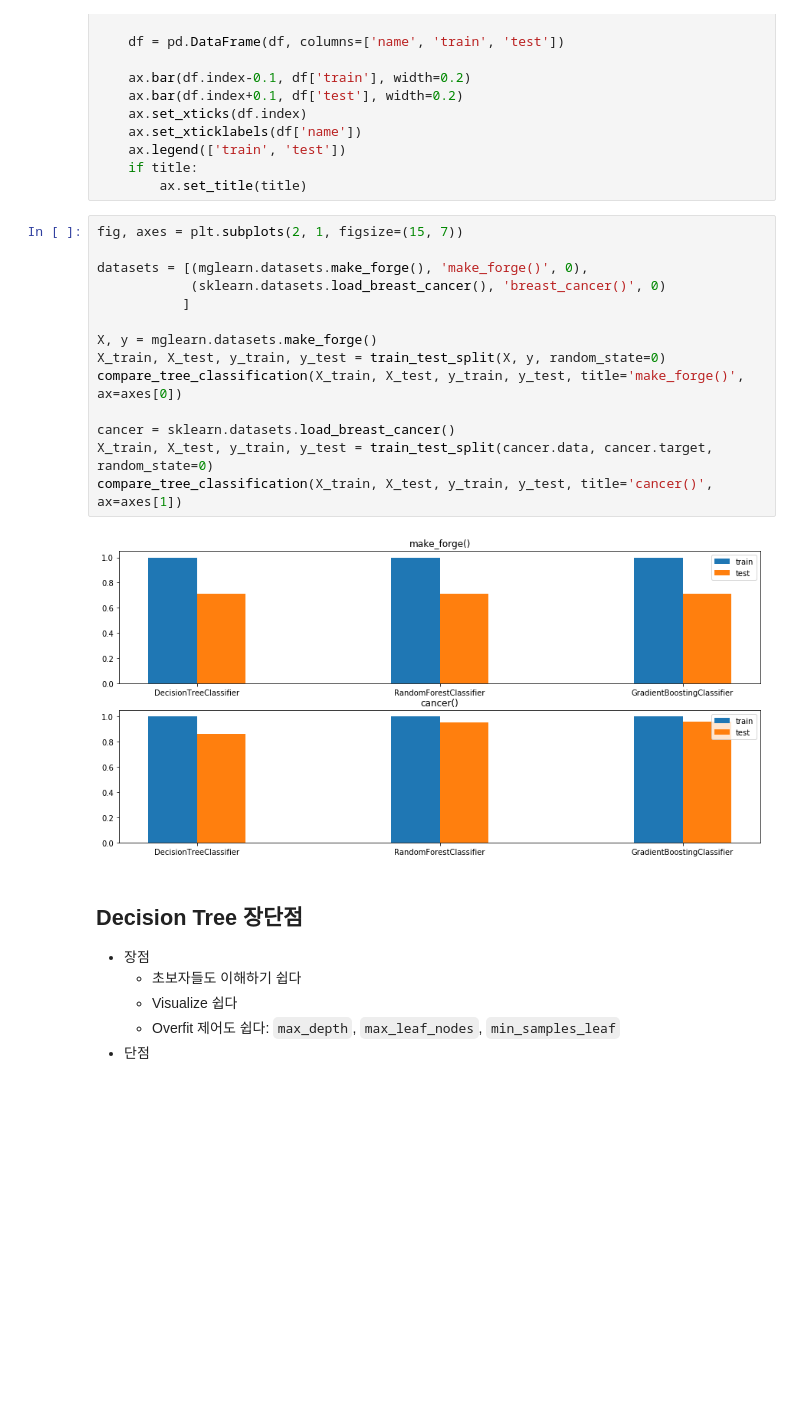
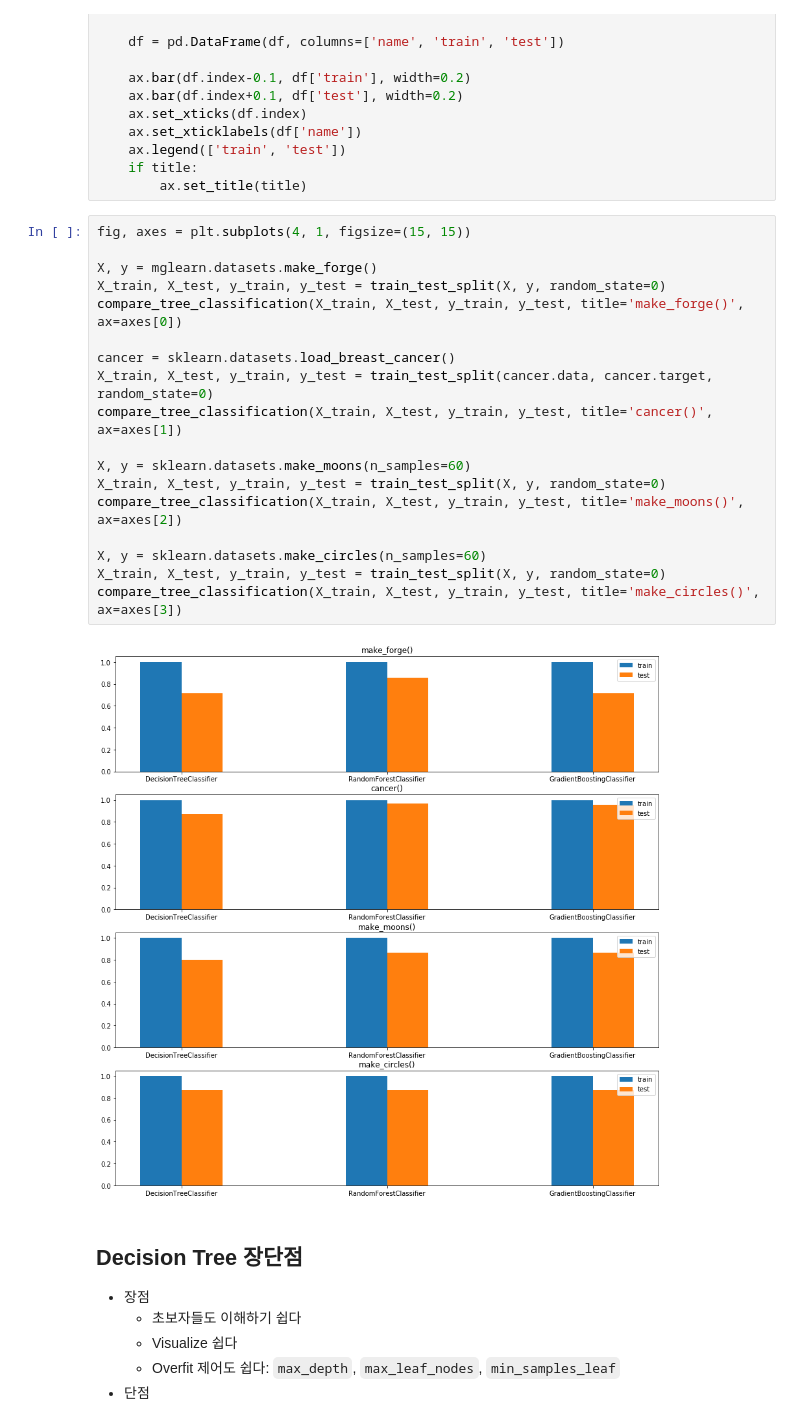
Before and after one commit to tomowind/intro-ml-python, a Jupyter notebook: notebooks/02-decision-tree.ipynb, the cells around one changed output. Cells and saved outputs as stored; diff of their text form; blank space fills up the shorter version.

Commit message:
Update dataset info

```diff
--- a/notebooks/02-decision-tree.ipynb
+++ b/notebooks/02-decision-tree.ipynb
@@ -95,21 +95,25 @@ def compare_tree_classification(X_train, X_test, y_train, y_test, title=None, ax
     if title:
         ax.set_title(title)
 # %%
-fig, axes = plt.subplots(2, 1, figsize=(15, 7))
-
-datasets = [(mglearn.datasets.make_forge(), 'make_forge()', 0),
-            (sklearn.datasets.load_breast_cancer(), 'breast_cancer()', 0)
-           ]
+fig, axes = plt.subplots(4, 1, figsize=(15, 15))
 
 X, y = mglearn.datasets.make_forge()
 X_train, X_test, y_train, y_test = train_test_split(X, y, random_state=0)
 compare_tree_classification(X_train, X_test, y_train, y_test, title='make_forge()', ax=axes[0])
 
 cancer = sklearn.datasets.load_breast_cancer()
 X_train, X_test, y_train, y_test = train_test_split(cancer.data, cancer.target, random_state=0)
 compare_tree_classification(X_train, X_test, y_train, y_test, title='cancer()', ax=axes[1])
+
+X, y = sklearn.datasets.make_moons(n_samples=60)
+X_train, X_test, y_train, y_test = train_test_split(X, y, random_state=0)
+compare_tree_classification(X_train, X_test, y_train, y_test, title='make_moons()', ax=axes[2])
+
+X, y = sklearn.datasets.make_circles(n_samples=60)
+X_train, X_test, y_train, y_test = train_test_split(X, y, random_state=0)
+compare_tree_classification(X_train, X_test, y_train, y_test, title='make_circles()', ax=axes[3])
 # %% [output]
-[figure, old version]
+[figure, new version]
 # %% [markdown]
 ## Decision Tree 장단점
 - 장점
```
Also changed, not shown: 2 other files.
